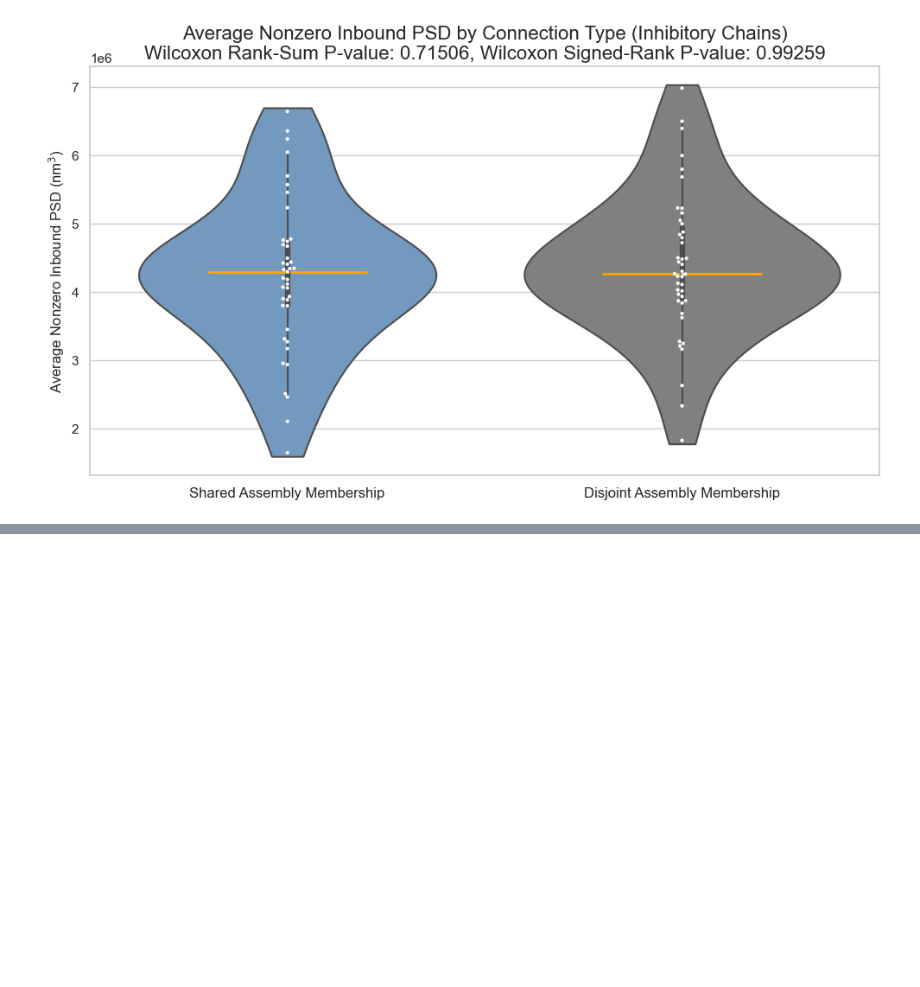
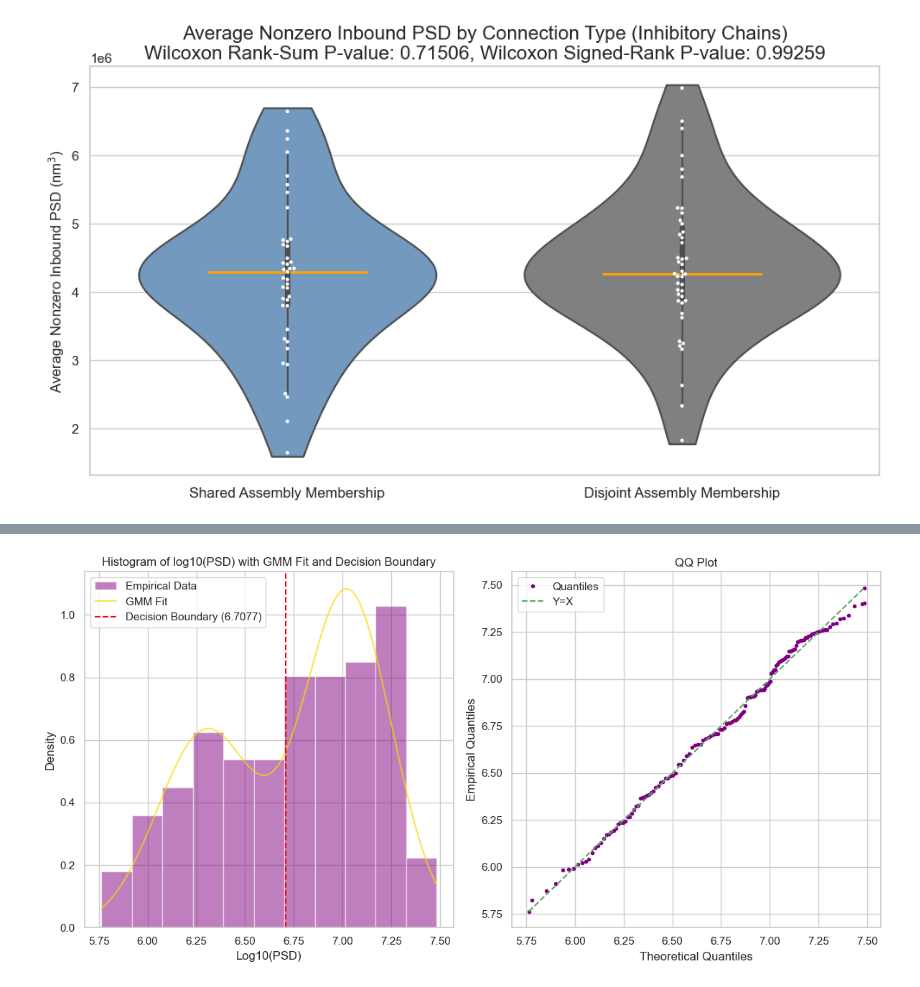
Before and after one commit to Jawagnercarena/Assembly_Organization, a Jupyter notebook: AssemblyPaperFigures/FigureCode/Figure5/Figure5_Master_Freeze.ipynb, the cells around one changed output, grey strips where cells are left out. Drawn from its saved outputs; the diff is of its cells as text; code cells hidden in the pictures; blank space fills up the shorter version.

```diff
--- a/AssemblyPaperFigures/FigureCode/Figure5/Figure5_Master_Freeze.ipynb
+++ b/AssemblyPaperFigures/FigureCode/Figure5/Figure5_Master_Freeze.ipynb
@@ -838,8 +861,8 @@ for _, row in enumerate(two_chain_results_array):
             W_chain = W_chain_excitatory
             B_chain = B_chain_excitatory
     # Get synapse weights for connections j -> k and k -> i
-        w_jk = summed_size_connectome_df.loc[pre_cell, mid_cell]
-        w_ki = summed_size_connectome_df.loc[mid_cell, post_cell]
+        w_jk = summed_size_connectome_df.loc[pre_cell, mid_cell] * (9 * 9 * 45) # cubic nm
+        w_ki = summed_size_connectome_df.loc[mid_cell, post_cell] * (9 * 9 * 45) # cubic nm
 
     # Updates weights and binary connectivity
         W_chain[(pre_cell, post_cell)] += (w_jk * w_ki)
@@ -1177,0 +1339,75 @@ Statistic: 245, P-value: 0.99259
+# %%
+# connections into df
+connection_data = []
+
+for connection_type, connections in W_nonzero_pairwise.items():
+    for (pre, post), size in connections.items():
+        connection_data.append({
+            "pre": pre,
+            "post": post,
+            "size": size,
+            "connection_type": connection_type
+        })
+
+connections_df = pd.DataFrame(connection_data)
+
+connections_df['size'] = connections_df['size']
+connections_df['log_size'] = np.log10(connections_df['size'])
+
+# expectation-maximization for GMM fit
+component_params = perform_standard_em(connections_df['log_size'], K=2, seed=747)
+
+# GMM plot and fit evaluation
+decision_boundary = hist_with_GMM_fit_plus_qqplot_with_decision_boundary(
+    connections_df['log_size'],
+    component_params['mu'],
+    component_params['std'],
+    component_params['pp']
+)
+
+# print component parameters
+print("GMM Parameters:")
+print(component_params)
+
+# get tail boundary and tail df
+tail_minimum = decision_boundary
+
+connections_df_tail = connections_df[connections_df['log_size'] >= tail_minimum]
+
+# expected and observed proportions of connection types
+categories = ['Shared', 'Disjoint']
+shared_count = len(connections_df[connections_df['connection_type'] == 'shared'])
+disjoint_count = len(connections_df[connections_df['connection_type'] == 'disjoint'])
+total_count = shared_count + disjoint_count
+
+prop_shared = shared_count / total_count
+prop_disjoint = disjoint_count / total_count
+
+tail_shared_count = len(connections_df_tail[connections_df_tail['connection_type'] == 'shared'])
+tail_disjoint_count = len(connections_df_tail[connections_df_tail['connection_type'] == 'disjoint'])
+
+total_tail_count = tail_shared_count + tail_disjoint_count
+expected_shared = total_tail_count * prop_shared
+expected_disjoint = total_tail_count * prop_disjoint
+
+observed = [tail_shared_count, tail_disjoint_count]
+expected = [expected_shared, expected_disjoint]
+chi2_stat, p_value = chisquare(f_obs=observed, f_exp=expected)
+
+observed_props = [tail_shared_count / total_tail_count, tail_disjoint_count / total_tail_count]
+expected_props = [prop_shared, prop_disjoint]
+
+# frequency table
+frequency_table = tabulate(
+    [[cat, obs, f"{exp:.2f}"] for cat, obs, exp in zip(categories, observed, expected)],
+    headers=["Connection Type", "Observed Frequency", "Expected Frequency"],
+    tablefmt="pretty"
+)
+
+# Construct the proportion table
+proportion_table = tabulate(
+    [[cat, f"{obs:.4f}", f"{exp:.4f}"] for cat, obs, exp in zip(categories, observed_props, expected_props)],
+    headers=["Connection Type", "Observed Proportion", "Expected Proportion"],
+    tablefmt="pretty"
+)
+# %% [output]
@@ -1177,0 +1415 @@ Statistic: 245, P-value: 0.99259
+[figure, added]
```
Also changed, not shown: parts of 18 cells of this notebook, 7 other files.
